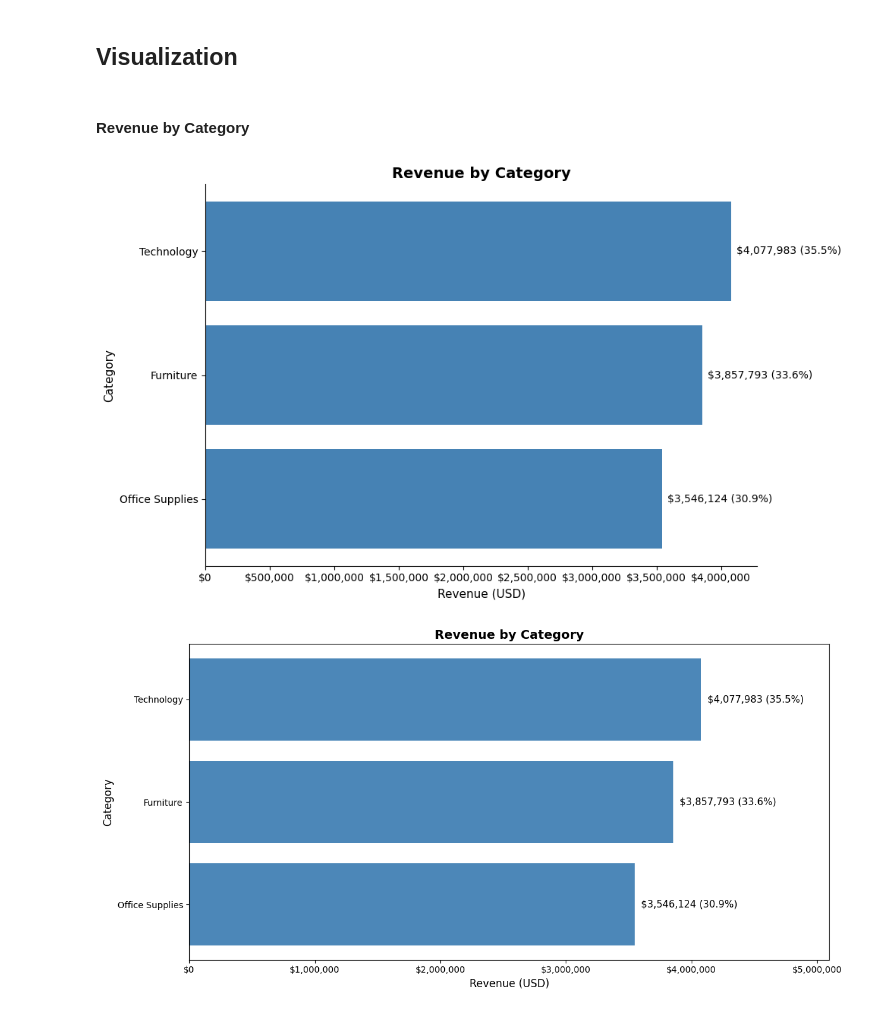
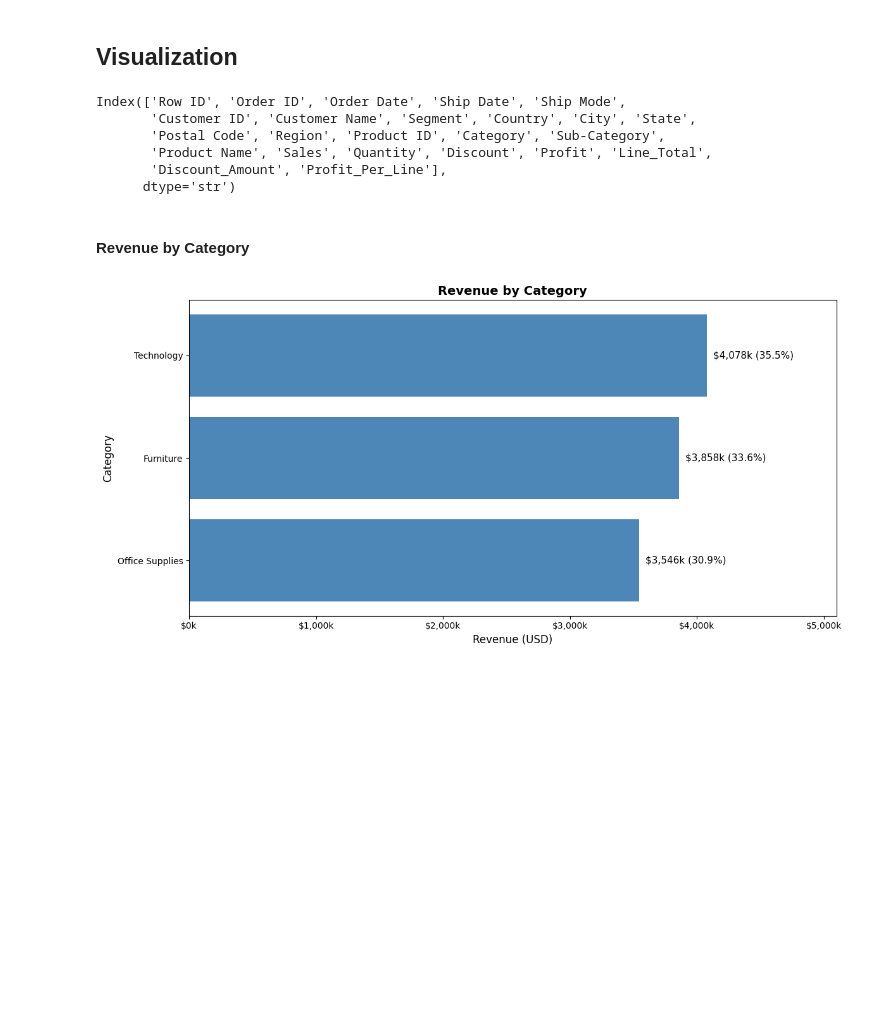
Before and after one commit to adilshah150139/Sales-Exploratory-Enalysis-Python, a Jupyter notebook: NoteBookes/Sales_Analysis.ipynb, the cells around one changed output. Cells and saved outputs as stored; diff of their text form; code cells hidden in the pictures; blank space fills up the shorter version.

Commit message:
Visualizing Data

```diff
--- a/NoteBookes/Sales_Analysis.ipynb
+++ b/NoteBookes/Sales_Analysis.ipynb
@@ -27,8 +28,11 @@ logger = logging.getLogger(__name__)
 # %%
 # Defining Files Path
 RAW_DATA_PATH = 'E:/03_PYTHON/00_PROJECTS/01_SuperStore_EDA/Data/superstore_data.csv'
+CHART_PATH = r'E:\03_PYTHON\00_PROJECTS\01_SuperStore_EDA\Charts'
+
 
 # Create Directories if isn't already exist
+os.makedirs(CHART_PATH, exist_ok=True)
 # %%
 # Load the Data
 def load_superstore_data(filepath):
@@ -572,91 +576,57 @@ top_5_customers
 data_quality
 # %% [markdown]
 ## Visualization
-# %% [markdown]
-#### Revenue by Category
-# %%
-# ============================================
-# VISUALIZATION: Revenue by Category (Bar Chart)
-# ============================================
-
-# Build a DataFrame from the summary list
-df_cat = pd.DataFrame(summary['revenue_by_category'])
-
-# Sort so the largest is on top
-df_cat = df_cat.sort_values('revenue', ascending=True)
-
-# Create the plot
-fig, ax = plt.subplots(figsize=(10, 6))
-bars = ax.barh(df_cat['category'], df_cat['revenue'], color='steelblue')
-
-# Add labels to each bar
-for bar, revenue, pct in zip(bars, df_cat['revenue'], df_cat['percentage']):
-    ax.text(
-        bar.get_width() + (df_cat['revenue'].max() * 0.01),
-        bar.get_y() + bar.get_height() / 2,
-        f'${revenue:,.0f} ({pct:.1f}%)',
-        va='center',
-        fontsize=10
-    )
-
-# Titles and labels
-ax.set_title('Revenue by Category', fontsize=14, fontweight='bold')
-ax.set_xlabel('Revenue (USD)', fontsize=11)
-ax.set_ylabel('Category', fontsize=11)
-
-# Format x-axis with commas
-ax.xaxis.set_major_formatter(plt.FuncFormatter(lambda x, _: f'${x:,.0f}'))
-
-# Remove top and right borders for a cleaner look
-ax.spines['top'].set_visible(False)
-ax.spines['right'].set_visible(False)
-
-plt.tight_layout()
-plt.savefig('revenue_by_category_bar.png', dpi=150, bbox_inches='tight')
-plt.show()
-# %% [output]
-[figure, removed]
+# %%
+df_cleaned.columns
+# %% [output]
+Index(['Row ID', 'Order ID', 'Order Date', 'Ship Date', 'Ship Mode',
+       'Customer ID', 'Customer Name', 'Segment', 'Country', 'City', 'State',
+       'Postal Code', 'Region', 'Product ID', 'Category', 'Sub-Category',
+       'Product Name', 'Sales', 'Quantity', 'Discount', 'Profit', 'Line_Total',
+       'Discount_Amount', 'Profit_Per_Line'],
+      dtype='str')
+# %% [markdown]
+#### Revenue by Category
 # %%
-
 # Step 1: Calculate revenue by category
 category_revenue = df_cleaned.groupby('Category')['Line_Total'].sum().sort_values(ascending=True)
 
 # Step 2: Calculate total revenue for percentage
 total_revenue = category_revenue.sum()
 
 # Step 3: Create the plot
 plt.figure(figsize=(12, 6))
 bars = plt.barh(category_revenue.index, category_revenue.values, color='#4C87B8')
 
-# Step 4: Add labels at the end of each bar
+# Step 4: Add labels at the end of each bar (using $k format)
 for bar in bars:
     width = bar.get_width()
     pct = (width / total_revenue) * 100
     plt.text(
-        width + 50000,                         # small offset from bar end
+        width + 50000,
         bar.get_y() + bar.get_height() / 2,
-        f'${width:,.0f} ({pct:.1f}%)',
+        f'${width/1000:,.0f}k ({pct:.1f}%)',
         va='center',
         fontsize=11
     )
 
-# Step 5: Format x-axis as $500,000 (full numbers with commas)
-def format_dollars(x, pos):
-    return f'${x:,.0f}'
+# Step 5: Format x-axis as $30k style
+def format_thousands(x, pos):
+    return f'${x/1000:,.0f}k'
 
-plt.gca().xaxis.set_major_formatter(FuncFormatter(format_dollars))
+plt.gca().xaxis.set_major_formatter(FuncFormatter(format_thousands))
 
 # Step 6: Titles and labels
 plt.title('Revenue by Category', fontsize=14, fontweight='bold')
 plt.xlabel('Revenue (USD)', fontsize=12)
 plt.ylabel('Category', fontsize=12)
 
 # Step 7: Slightly extend x-limit so labels are not cut off
 plt.xlim(0, category_revenue.max() * 1.25)
 
 # Step 8: Show the plot
 plt.tight_layout()
-plt.savefig('revenue_by_category.png', dpi=150, bbox_inches='tight')
+plt.savefig(os.path.join(CHART_PATH, 'revenue_by_category'), dpi=150, bbox_inches='tight')
 plt.show()
 # %% [output]
-[figure, old version]
+[figure, new version]
```
Also changed, not shown: parts of 8 cells of this notebook.
